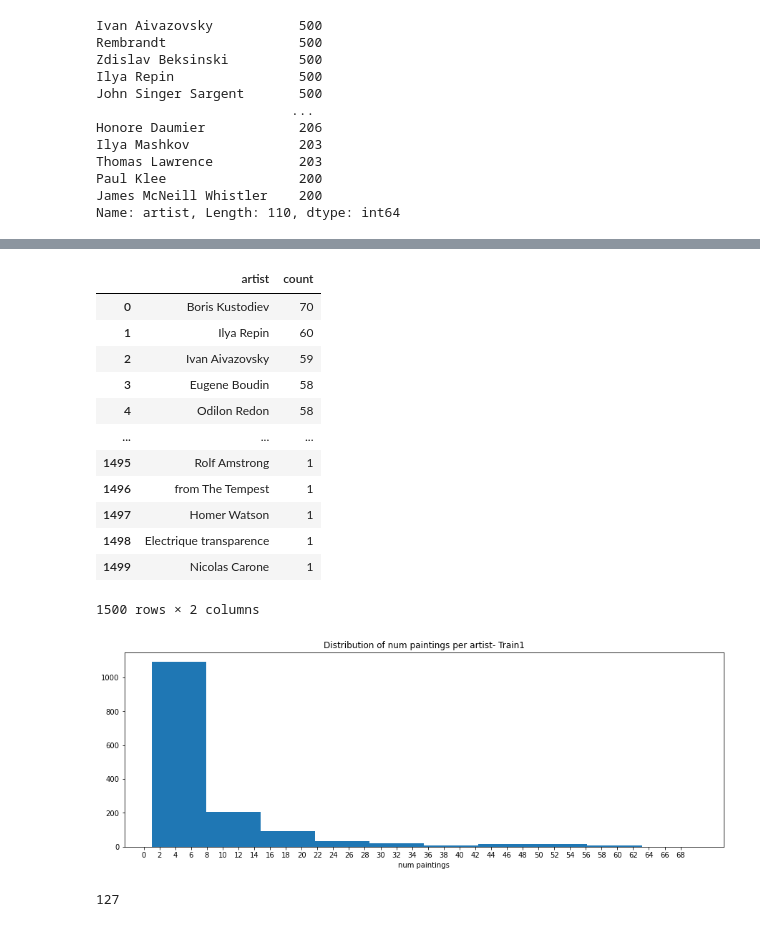
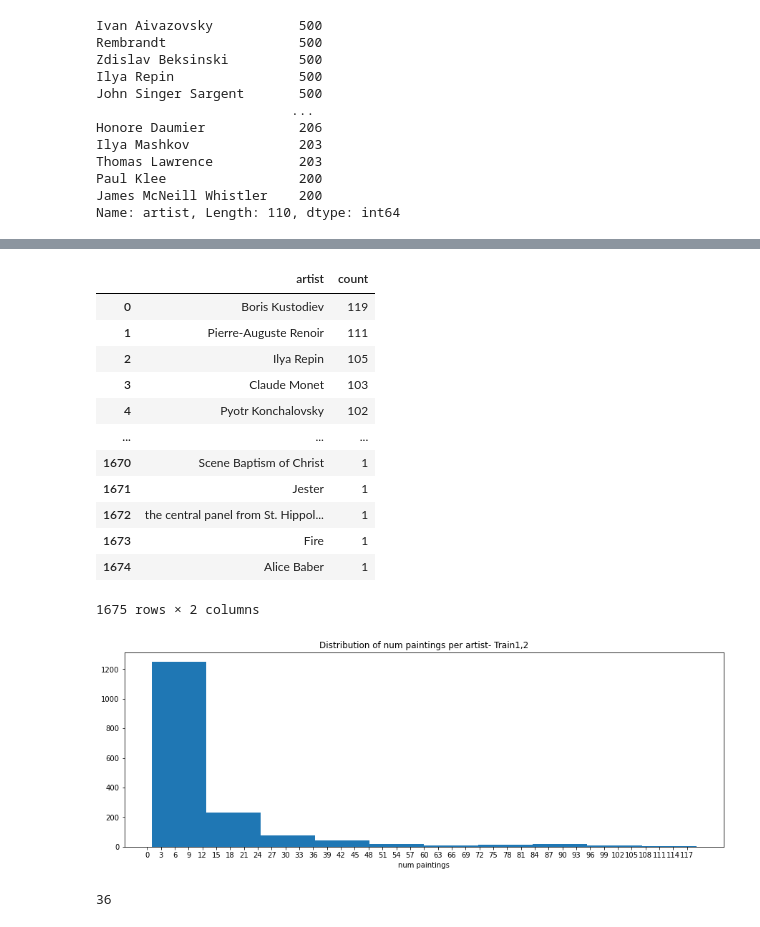
Before and after one commit to Aditikk00/artist-identification, a Jupyter notebook: FinalProj.ipynb, the cells around one changed output, grey strips where cells are left out. Drawn from its saved outputs; the diff is of its cells as text; code cells hidden in the pictures.

```diff
--- a/FinalProj.ipynb
+++ b/FinalProj.ipynb
@@ -98,7 +99,16 @@ with zipfile.ZipFile('train_1.zip', 'r') as zip:
     for info in zip.infolist():
         name = info.filename.split('/')
         filenames_train1.append(name[1])
+# %%
+# entire training set to large so downloading subset train 1
+filenames_train2 = []
+with z.ZipFile('train_2.zip', 'r') as zip:
+    for info in zip.infolist():
+        name = info.filename.split('/')
+        filenames_train2.append(name[1])
 # %%
 train1_df = df[df['new_filename'].isin(filenames_train1)]
+# %%
+train2_df = df[df['new_filename'].isin(filenames_train2)]
 # %%
 train1_df.reset_index(inplace=True)
@@ -117,0 +115,2 @@ train1_df.shape
+# %%
+train2_df.reset_index(inplace=True)
@@ -117,0 +146,7 @@ train1_df.shape
+# %%
+# combining both tables
+df_sub = pd.concat([train1_df,train2_df], ignore_index=True)
+print(df_sub.shape)
+# drop 'index' col
+df_sub.drop('index', axis=1, inplace=True)
+df_sub.head()
@@ -144,32 +221,32 @@ __largest number of paintings per artist in train_1 is 70 (compared to 500 in en
 # %%
-by_artist_1 = pd.DataFrame(train1_df['artist'].value_counts().reset_index())
+by_artist_1 = pd.DataFrame(df_sub['artist'].value_counts().reset_index())
 by_artist_1 .columns = ['artist','count']
 by_artist_1
 # %% [output]
 |  | artist | count |
-| 0 | Boris Kustodiev | 70 |
-| 1 | Ilya Repin | 60 |
-| 2 | Ivan Aivazovsky | 59 |
-| 3 | Eugene Boudin | 58 |
-| 4 | Odilon Redon | 58 |
+| 0 | Boris Kustodiev | 119 |
+| 1 | Pierre-Auguste Renoir | 111 |
+| 2 | Ilya Repin | 105 |
+| 3 | Claude Monet | 103 |
+| 4 | Pyotr Konchalovsky | 102 |
 | ... | ... | ... |
-| 1495 | Rolf Amstrong | 1 |
-| 1496 | from The Tempest | 1 |
-| 1497 | Homer Watson | 1 |
-| 1498 | Electrique transparence | 1 |
-| 1499 | Nicolas Carone | 1 |
+| 1670 | Scene Baptism of Christ | 1 |
+| 1671 | Jester | 1 |
+| 1672 | the central panel from St. Hippol... | 1 |
+| 1673 | Fire | 1 |
+| 1674 | Alice Baber | 1 |
-1500 rows × 2 columns
+1675 rows × 2 columns
 # %%
 plt.hist(by_artist_1['count'])
-plt.title('Distribution of num paintings per artist- Train1')
+plt.title('Distribution of num paintings per artist- Train1,2')
 plt.xlabel('num paintings')
-plt.xticks(range(0, 70,2))
+plt.xticks(range(0, 119,3))
 plt.show()
 # %% [output]
-[figure, old version]
+[figure, new version]
 # %%
-# number of artists with > 20 paintings
-len(by_artist_1[by_artist_1['count'] >= 20])
+# number of artists with > 80 paintings
+len(by_artist_1[by_artist_1['count'] >= 80])
 # %% [output]
-127
+36
 # %%
```
Also changed, not shown: parts of 24 cells of this notebook, 1 other file.
